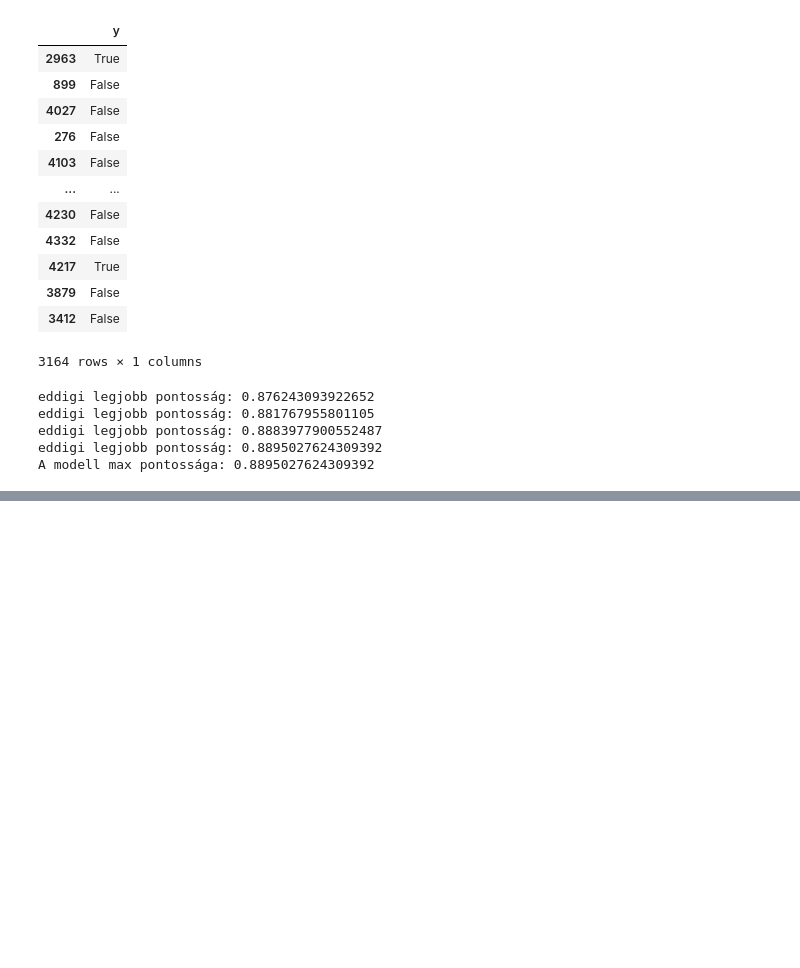
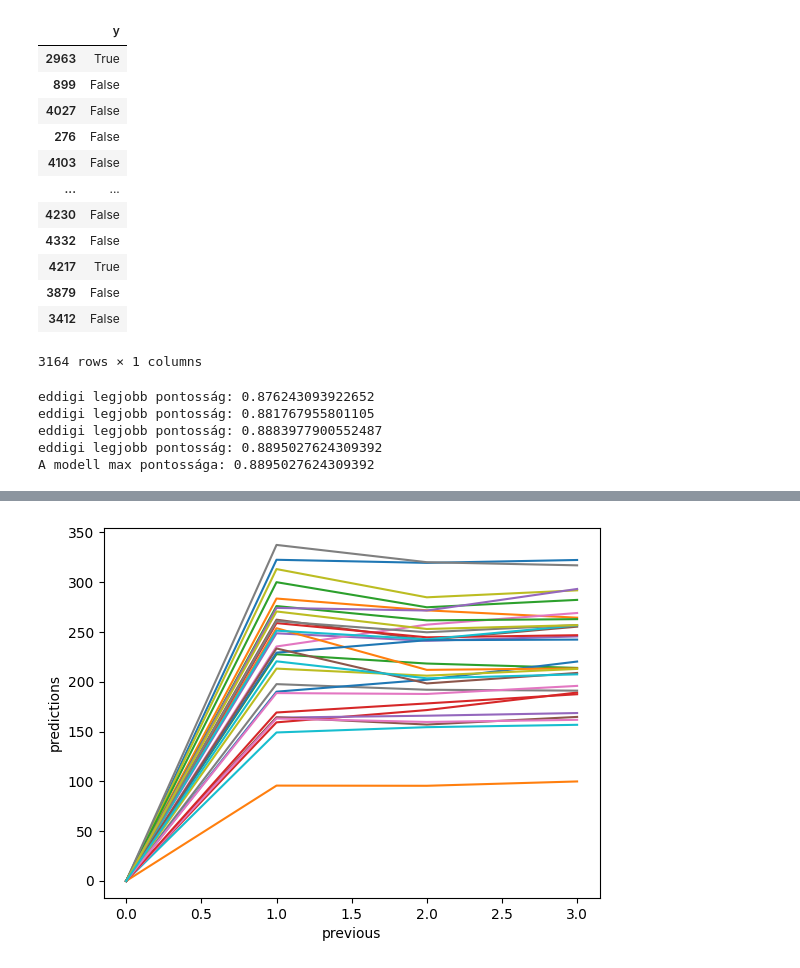
Before and after one commit to debizson/Mesi, a Jupyter notebook: ai_database_.ipynb, the cells around one changed output, grey strips where cells are left out. Saved outputs shown, nothing was run; the diff lists cells and outputs as text; code cells hidden in the pictures; blank space fills up the shorter version.

```diff
--- a/ai_database_.ipynb
+++ b/ai_database_.ipynb
@@ -587,0 +845,10 @@ sns.catplot(kind="bar", data=feature_importances, y=train_x.columns.to_list(), x
+# %%
+ice_plot(dev_x_yes, 'previous', 0, 4, reg)
+
+# previous: number of contacts performed before this campaign and for this client (numeric)
+
+# 1 napról a 2 - re van csökkenés a targetben.
+# Az előző kontaktok 5 - ről 7 - re növelése eredményez érezhető változást még
+# növekedést, aztán vissza változik. ez ugyancsak akkor látom, ha növelem a bound - okat.
+# %% [output]
+[figure, added]
```
Also changed, not shown: parts of 24 cells of this notebook.
